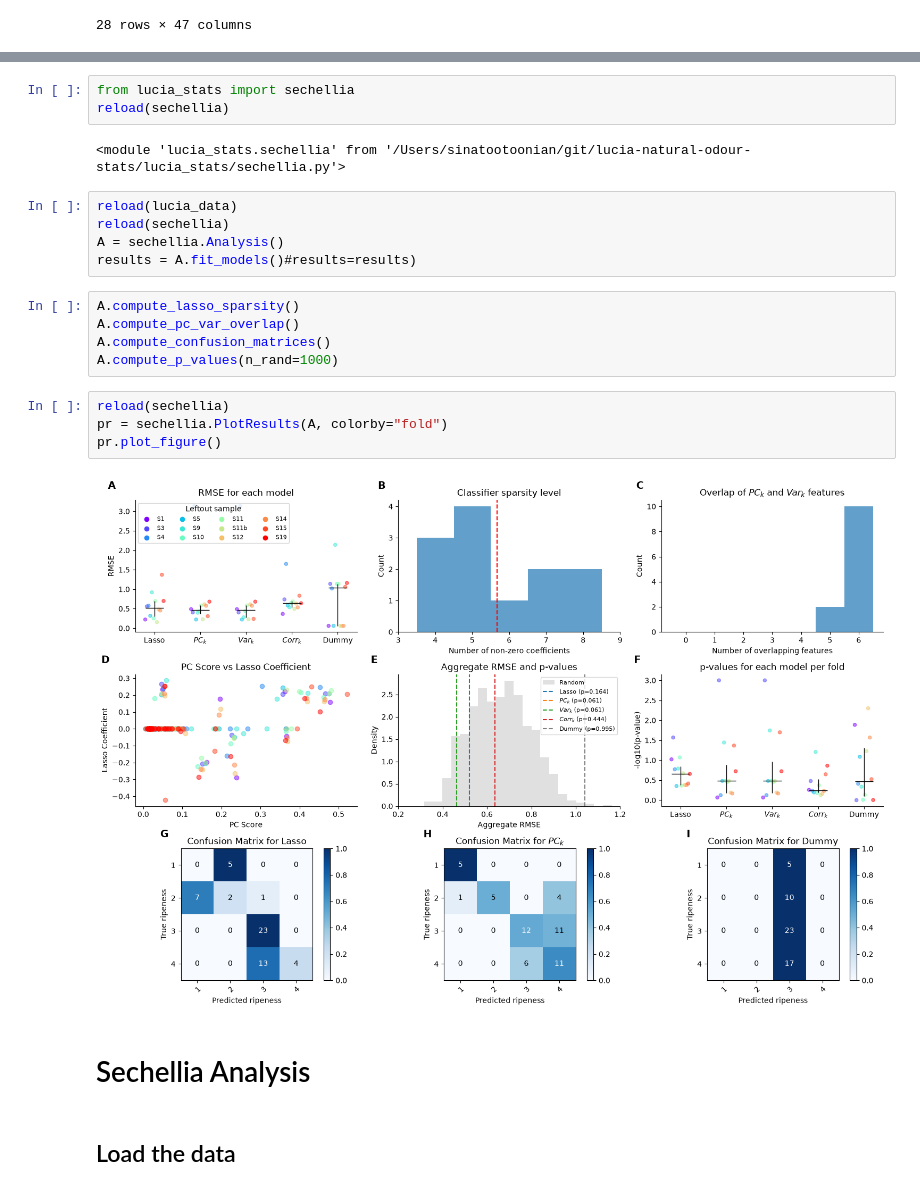
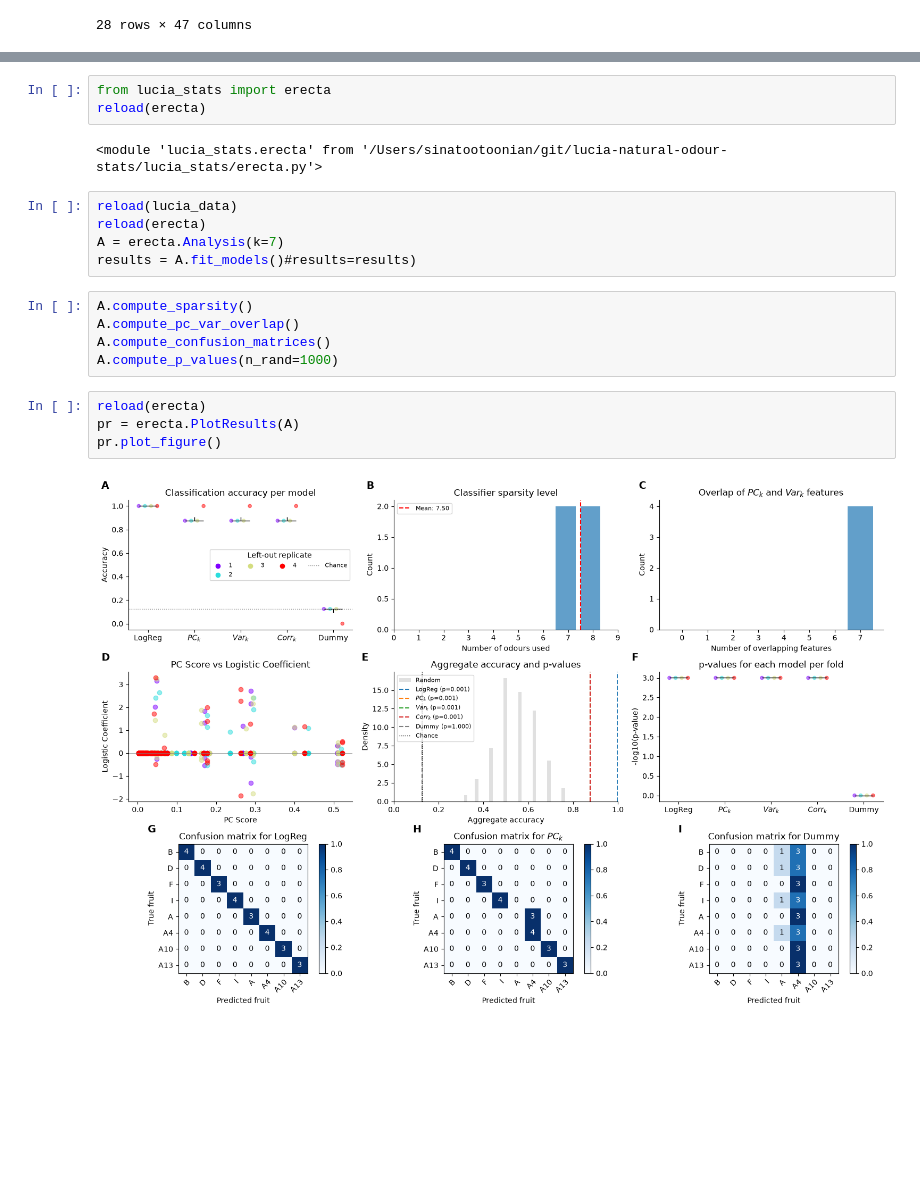
Before and after one commit to stootoon/lucia-natural-odour-stats, a Jupyter notebook: erecta-demo.ipynb, the cells around one changed output, grey strips where cells are left out. Saved outputs shown, nothing was run; the diff lists cells and outputs as text; blank space fills up the shorter version.

Commit message:
Initial erecta analysis.

```diff
--- a/erecta-demo.ipynb
+++ b/erecta-demo.ipynb
@@ -48,25 +51,21 @@ matshow(df[odour_cols].values)
 # %%
-from lucia_stats import sechellia
-reload(sechellia)
+from lucia_stats import erecta
+reload(erecta)
 # %% [output]
-<module 'lucia_stats.sechellia' from '/Users/sinatootoonian/git/lucia-natural-odour-stats/lucia_stats/sechellia.py'>
+<module 'lucia_stats.erecta' from '/Users/sinatootoonian/git/lucia-natural-odour-stats/lucia_stats/erecta.py'>
 # %%
 reload(lucia_data)
-reload(sechellia)
-A = sechellia.Analysis()
+reload(erecta)
+A = erecta.Analysis(k=7)
 results = A.fit_models()#results=results)
 # %%
-A.compute_lasso_sparsity()
+A.compute_sparsity()
 A.compute_pc_var_overlap()
 A.compute_confusion_matrices()
 A.compute_p_values(n_rand=1000)
 # %%
-reload(sechellia)
-pr = sechellia.PlotResults(A, colorby="fold")
+reload(erecta)
+pr = erecta.PlotResults(A)
 pr.plot_figure()
 # %% [output]
-[figure, old version]
+[figure, new version]
-# %% [markdown]
-# Sechellia Analysis
-# %% [markdown]
-## Load the data
```
Also changed, not shown: parts of 37 cells of this notebook, 1 other file.
